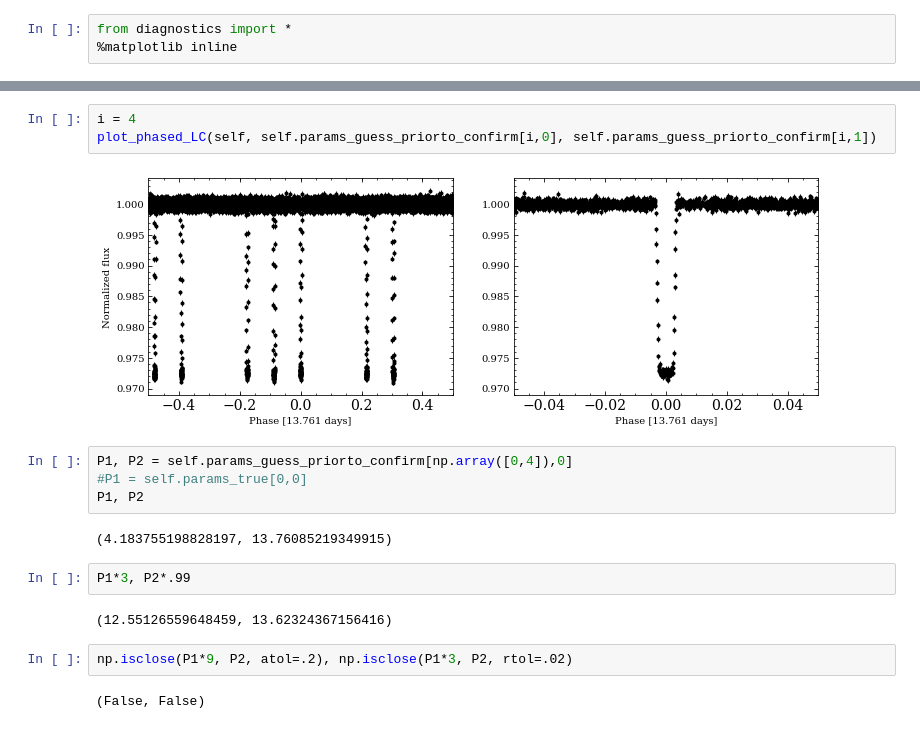
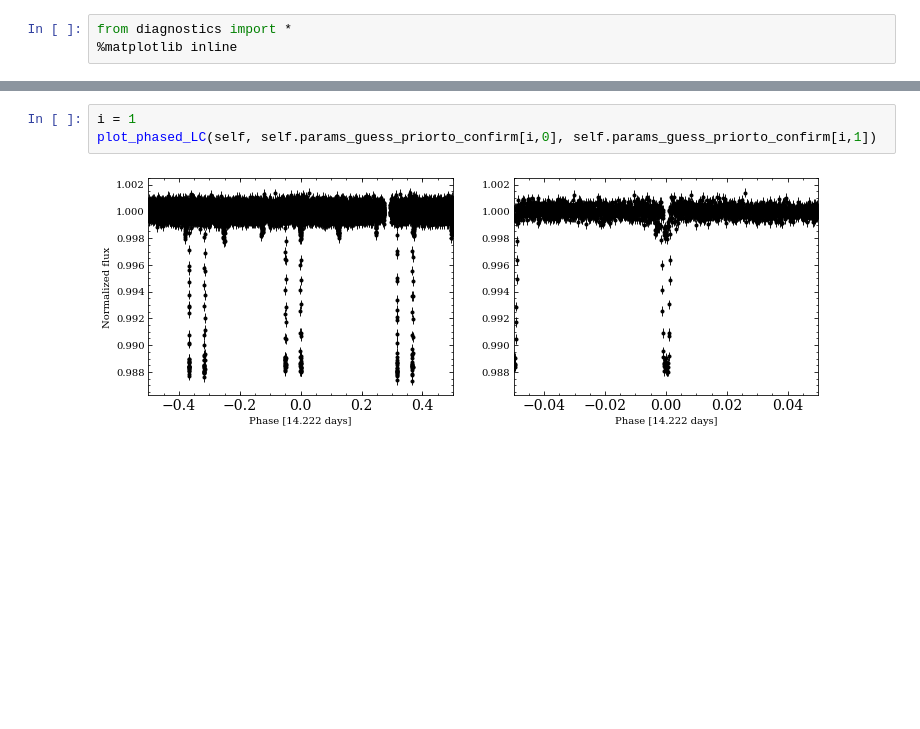
Before and after one commit to r-cloutier/findmetransit, a Jupyter notebook: diagnose_LC.ipynb, the cells around one changed output, grey strips where cells are left out. Cells and saved outputs as stored; diff of their text form; blank space fills up the shorter version.

```diff
--- a/diagnose_LC.ipynb
+++ b/diagnose_LC.ipynb
@@ -112,19 +110,5 @@ Confirming proposed transits...
 # %%
-i = 4
+i = 1
 plot_phased_LC(self, self.params_guess_priorto_confirm[i,0], self.params_guess_priorto_confirm[i,1])
 # %% [output]
-[figure, old version]
+[figure, new version]
-# %%
-P1, P2 = self.params_guess_priorto_confirm[np.array([0,4]),0]
-#P1 = self.params_true[0,0]
-P1, P2
-# %% [output]
-(4.183755198828197, 13.76085219349915)
-# %%
-P1*3, P2*.99
-# %% [output]
-(12.55126559648459, 13.62324367156416)
-# %%
-np.isclose(P1*9, P2, atol=.2), np.isclose(P1*3, P2, rtol=.02)
-# %% [output]
-(False, False)
```
Also changed, not shown: parts of 7 cells of this notebook, 1 other file.
